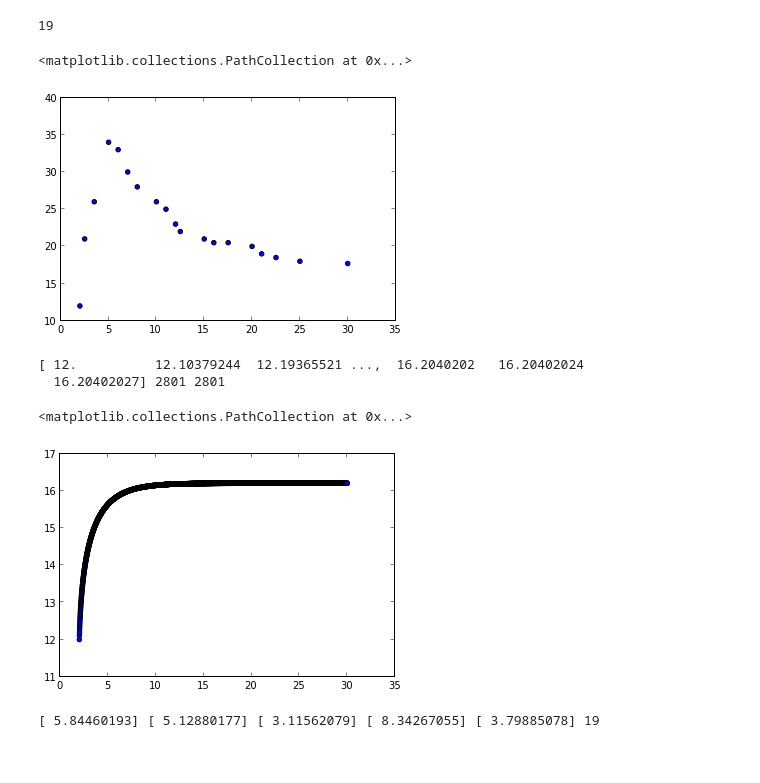
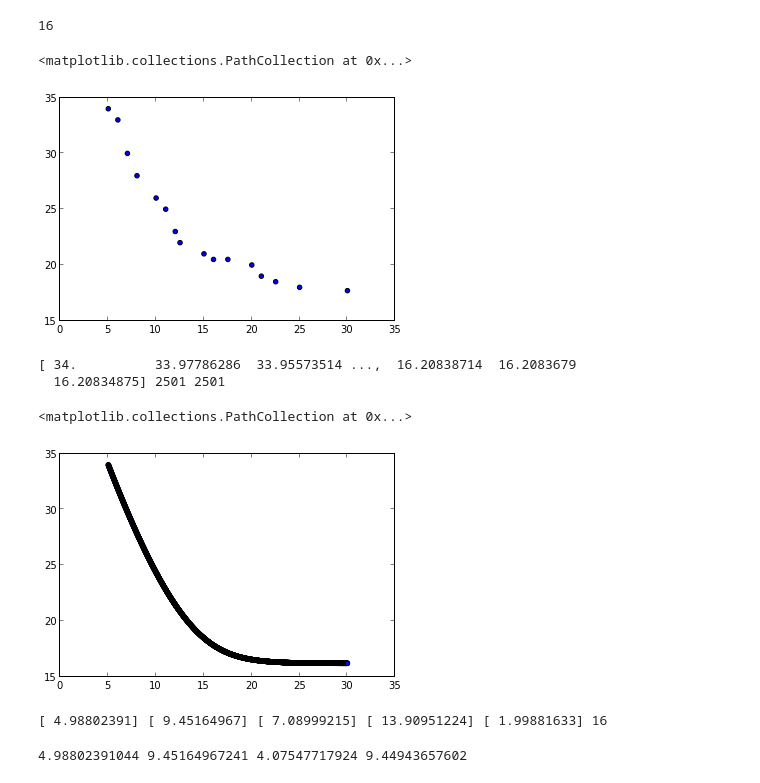
Before and after one commit to nana0220/Tarea_8, a Jupyter notebook: Tarea8.ipynb, the cells around one changed output. Cells and saved outputs as stored; diff of their text form; code cells hidden in the pictures.

```diff
--- a/Tarea8.ipynb
+++ b/Tarea8.ipynb
@@ -7,5 +8,5 @@ Populating the interactive namespace from numpy and matplotlib
 # %%
-obs_data=loadtxt("dimer_observations.dat")
+obs_data=loadtxt("dimer_observations1.dat")
 # %%
 time_obs=obs_data[:,0]
 p_obs=obs_data[:,1]
@@ -13,9 +14,9 @@ n=size(time_obs)
 print n
 scatter(time_obs, p_obs)
 # %% [output]
-19
+16
 <matplotlib.collections.PathCollection at 0x...>
-[figure, old version]
+[figure, new version]
 # %%
 #definicion de la funcion likelihood
 def likelihood(p_obs,p_modelo):
@@ -30,13 +31,13 @@ def func_prime(alfa,So,Km1,Km2,beta,p,t):
 
 def modelo(time_obs,alfa,beta,Km1,Km2,So):
     h=0.01
-    n_points=((30-2)*100)+1
-    t=linspace(2,30,n_points)
+    n_points=((30-5)*100)+1
+    t=linspace(5,30,n_points)
     p=zeros(n_points)
 
 
     #Condiciones iniciales
-    p[0]=12
+    p[0]=34
 
     for i in range (1,n_points):
 
@@ -65,18 +66,20 @@ def modelo(time_obs,alfa,beta,Km1,Km2,So):
 
     return p
 # %%
+#PRUEBA DEL RUNGE KUTTA
+h=0.01
 a= [4.87241682, 8.46961872, 1.71617059,4.62476464 ,9.6167516]
-n_points=((30-2)*100)+1
-t=linspace(2,30,n_points)
+n_points=((30-5)*100)+1
+t=linspace(5,30,n_points)
 p1=modelo(time_obs,a[0],a[1],a[2],a[3],a[4])
 print p1 ,size(p1) ,size(t)
 
 scatter(t,p1)
 # %% [output]
-[ 12.          12.10379244  12.19365521 ...,  16.2040202   16.20402024
-  16.20402027] 2801 2801
+[ 34.          33.97786286  33.95573514 ...,  16.20838714  16.2083679
+  16.20834875] 2501 2501
 <matplotlib.collections.PathCollection at 0x...>
-[figure, old version]
+[figure, new version]
 # %%
 #Lista para diferentes valores de las constantes
 alfa_walk = empty((0))
@@ -85,12 +88,12 @@ Km1_walk = empty((0))
 Km2_walk = empty((0))
 So_walk = empty((0))
 
-alfa_walk = append(alfa_walk, (random.random()*10))
-beta_walk = append(beta_walk, (random.random()*10))
-Km1_walk = append(Km1_walk, (random.random()*10))
-Km2_walk = append(Km2_walk, (random.random()*10))
-So_walk = append(So_walk, (random.random()*10))
+alfa_walk = append(alfa_walk, np.random.normal(5,0.5))
+beta_walk = append(beta_walk, np.random.normal(10,0.5))
+Km1_walk = append(Km1_walk, np.random.normal(7,0.5))
+Km2_walk = append(Km2_walk, np.random.normal(14,0.5))
+So_walk = append(So_walk, np.random.normal(2,0.5))
 
 print alfa_walk, beta_walk, Km1_walk, Km2_walk, So_walk, n
 # %% [output]
-[ 5.84460193] [ 5.12880177] [ 3.11562079] [ 8.34267055] [ 3.79885078] 19
+[ 4.98802391] [ 9.45164967] [ 7.08999215] [ 13.90951224] [ 1.99881633] 16
@@ -97,55 +111,55 @@ print alfa_walk, beta_walk, Km1_walk, Km2_walk, So_walk, n
 # %%
 #Algorithm
-n_iteraciones=20000
-n_points=57
-t=linspace(2,30,n_points)
+n_iteraciones=1000
+n_points=((30-5)*100)+1
+t=linspace(5,30,n_points)
+CHI=empty(0)
 for i in range(n_iteraciones):
-    alfa_prime = (np.random.normal(alfa_walk[i],0.1))
-    beta_prime = (np.random.normal(beta_walk[i],0.1))
-    Km1_prime = (np.random.normal(Km1_walk[i],0.1))
-    Km2_prime = (np.random.normal(Km2_walk[i],0.1))
-    So_prime = (np.random.normal(So_walk[i],0.1))
+    alfa_prime = abs(np.random.normal(alfa_walk[i],0.1))
+    beta_prime = abs(np.random.normal(beta_walk[i],0.1))
+    Km1_prime = abs(np.random.normal(Km1_walk[i],0.1))
+    Km2_prime = abs(np.random.normal(Km2_walk[i],0.1))
+    So_prime = abs(np.random.normal(So_walk[i],0.1))
 
     p_init = modelo(time_obs, alfa_walk[i],beta_walk[i],Km1_walk[i], Km2_walk[i], So_walk[i])
     p_prime= modelo(time_obs, alfa_prime,beta_prime,Km1_prime, Km2_prime, So_prime)
 
+    #Escoger los puntos que se midieron
+    p_init_fil= filtrar(p_init, time_obs,t,n)
+    p_prime_fil=filtrar(p_prime, time_obs,t,n)
 
-    #Escoger los puntos que se midieron
-    p_init_fil= empty((0))
-    p_prime_fil=empty((0))
 
     #n:numero de observaciones
     #n_points: numero de puntos resultantes del runge kutta
-    for j in range(n_points):
-        for k in range(n):
-            if(t[j]==time_obs[k]):
-                p_init_fil= append(p_init_fil, p_init[j])
-                p_prime_fil=append(p_prime_fil, p_prime[j])
 
     #Definicion de parametros alpha y betha para dar el paso o no paso
 
-    alpha = likelihood(p_obs, p_prime_fil)/likelihood(p_obs, p_init_fil)
-    if (alpha>=1.0):
+    alpha = likelihood(p_obs, p_prime_fil)-likelihood(p_obs, p_init_fil)
+    if (alpha<=0.0):
         alfa_walk = append(alfa_walk, alfa_prime)
         beta_walk = append(beta_walk, beta_prime)
         Km1_walk = append(Km1_walk, Km1_prime)
         Km2_walk = append(Km2_walk, Km2_prime)
         So_walk = append(So_walk, So_prime)
-    else:
+        CHI=append(CHI,likelihood(p_obs, p_prime_fil))
+    elif(alpha>0.0):
         betha = random.random()
-        if(betha<=alpha):
+        if(betha>=exp(alpha)):
             alfa_walk = append(alfa_walk, alfa_prime)
             beta_walk = append(beta_walk, beta_prime)
             Km1_walk = append(Km1_walk, Km1_prime)
             Km2_walk = append(Km2_walk, Km2_prime)
             So_walk = append(So_walk, So_prime)
+            CHI=append(CHI,likelihood(p_obs, p_prime_fil))
         else:
             alfa_walk = append(alfa_walk, alfa_walk[i])
             beta_walk = append(beta_walk, beta_walk[i])
             Km1_walk = append(Km1_walk, Km1_walk[i])
             Km2_walk = append(Km2_walk, Km2_walk[i])
             So_walk = append(So_walk, So_walk[i])
+            CHI=append(CHI,likelihood(p_obs, p_init_fil))
 
 
-
-       # print alpha,betha, size(p_init_fil), size(p_prime_fil), likelihood(p_obs,p_prime_fil), likelihood(p_obs,p_init_fil)
+print alfa_walk[0], beta_walk[0], alfa_walk[20], beta_walk[20]
+# %% [output]
+4.98802391044 9.45164967241 4.07547717924 9.44943657602
```
Also changed, not shown: parts of 15 cells of this notebook, 1 other file.
